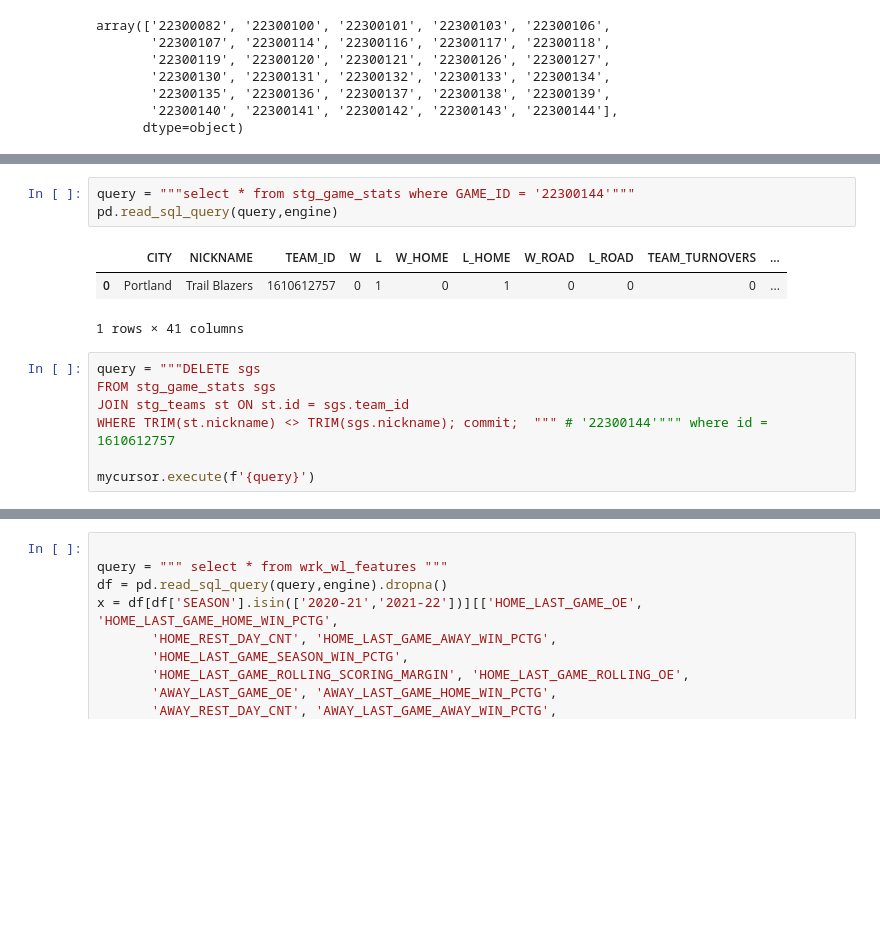
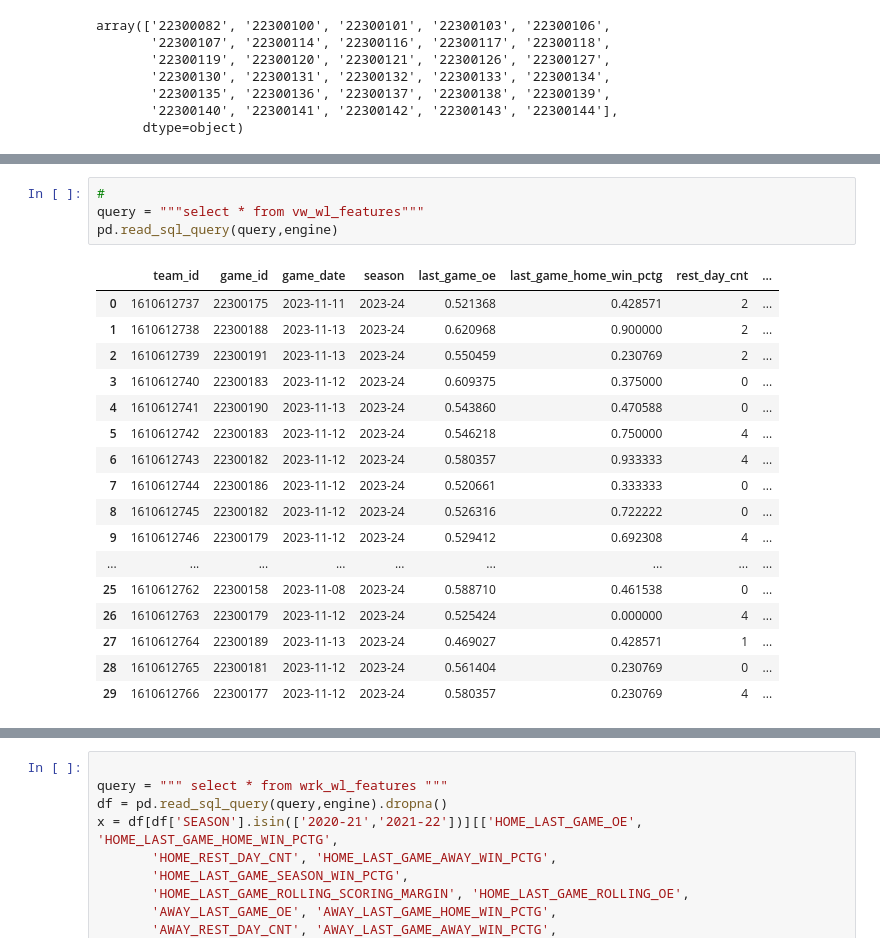
Before and after one commit to TheResearchLab/Practice, a Jupyter notebook: Streamlit-Basketball-App/data_ingest.ipynb, the cells around one changed output, grey strips where cells are left out. Drawn from its saved outputs; the diff is of its cells as text; blank space fills up the shorter version.

```diff
--- a/Streamlit-Basketball-App/data_ingest.ipynb
+++ b/Streamlit-Basketball-App/data_ingest.ipynb
@@ -69,14 +115,22 @@ array(['22300082', '22300100', '22300101', '22300103', '22300106',
 # %%
-query = """select * from stg_game_stats where GAME_ID = '22300144'"""
+#
+query = """select * from vw_wl_features"""
 pd.read_sql_query(query,engine)
 # %% [output]
-|  | CITY | NICKNAME | TEAM_ID | W | L | W_HOME | L_HOME | W_ROAD | L_ROAD | TEAM_TURNOVERS | ... |
-| 0 | Portland | Trail Blazers | 1610612757 | 0 | 1 | 0 | 1 | 0 | 0 | 0 | ... |
+|  | team_id | game_id | game_date | season | last_game_oe | last_game_home_win_pctg | rest_day_cnt | ... |
+| 0 | 1610612737 | 22300175 | 2023-11-11 | 2023-24 | 0.521368 | 0.428571 | 2 | ... |
+| 1 | 1610612738 | 22300188 | 2023-11-13 | 2023-24 | 0.620968 | 0.900000 | 2 | ... |
+| 2 | 1610612739 | 22300191 | 2023-11-13 | 2023-24 | 0.550459 | 0.230769 | 2 | ... |
+| 3 | 1610612740 | 22300183 | 2023-11-12 | 2023-24 | 0.609375 | 0.375000 | 0 | ... |
+| 4 | 1610612741 | 22300190 | 2023-11-13 | 2023-24 | 0.543860 | 0.470588 | 0 | ... |
+| 5 | 1610612742 | 22300183 | 2023-11-12 | 2023-24 | 0.546218 | 0.750000 | 4 | ... |
+| 6 | 1610612743 | 22300182 | 2023-11-12 | 2023-24 | 0.580357 | 0.933333 | 4 | ... |
+| 7 | 1610612744 | 22300186 | 2023-11-12 | 2023-24 | 0.520661 | 0.333333 | 0 | ... |
+| 8 | 1610612745 | 22300182 | 2023-11-12 | 2023-24 | 0.526316 | 0.722222 | 0 | ... |
+| 9 | 1610612746 | 22300179 | 2023-11-12 | 2023-24 | 0.529412 | 0.692308 | 4 | ... |
+| ... | ... | ... | ... | ... | ... | ... | ... | ... |
+| 25 | 1610612762 | 22300158 | 2023-11-08 | 2023-24 | 0.588710 | 0.461538 | 0 | ... |
+| 26 | 1610612763 | 22300179 | 2023-11-12 | 2023-24 | 0.525424 | 0.000000 | 4 | ... |
+| 27 | 1610612764 | 22300189 | 2023-11-13 | 2023-24 | 0.469027 | 0.428571 | 1 | ... |
+| 28 | 1610612765 | 22300181 | 2023-11-12 | 2023-24 | 0.561404 | 0.230769 | 0 | ... |
+| 29 | 1610612766 | 22300177 | 2023-11-12 | 2023-24 | 0.580357 | 0.230769 | 4 | ... |
-1 rows × 41 columns
-# %%
-query = """DELETE sgs
-FROM stg_game_stats sgs
-JOIN stg_teams st ON st.id = sgs.team_id
-WHERE TRIM(st.nickname) <> TRIM(sgs.nickname); commit;  """ # '22300144'""" where id = 1610612757
-
-mycursor.execute(f'{query}')
```
Also changed, not shown: parts of 5 cells of this notebook, 2 other files.
